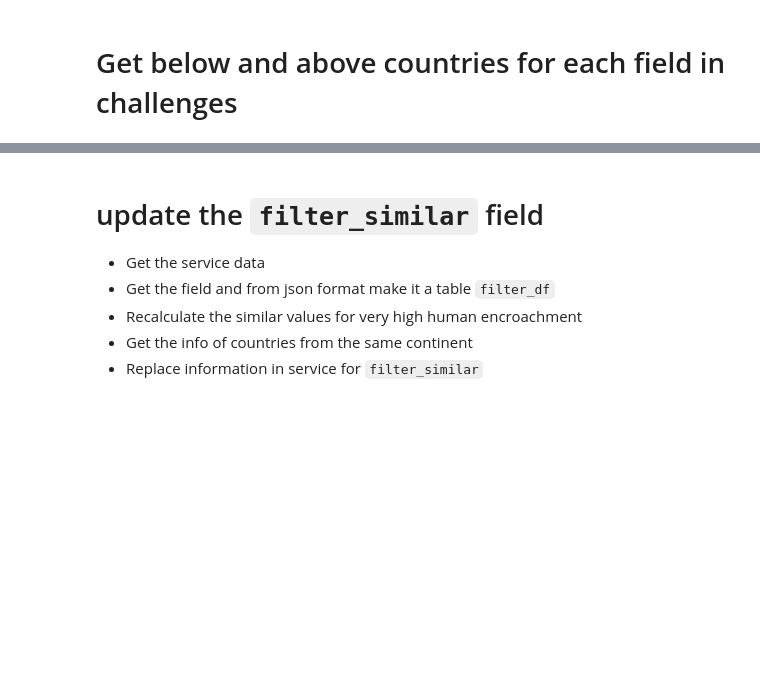
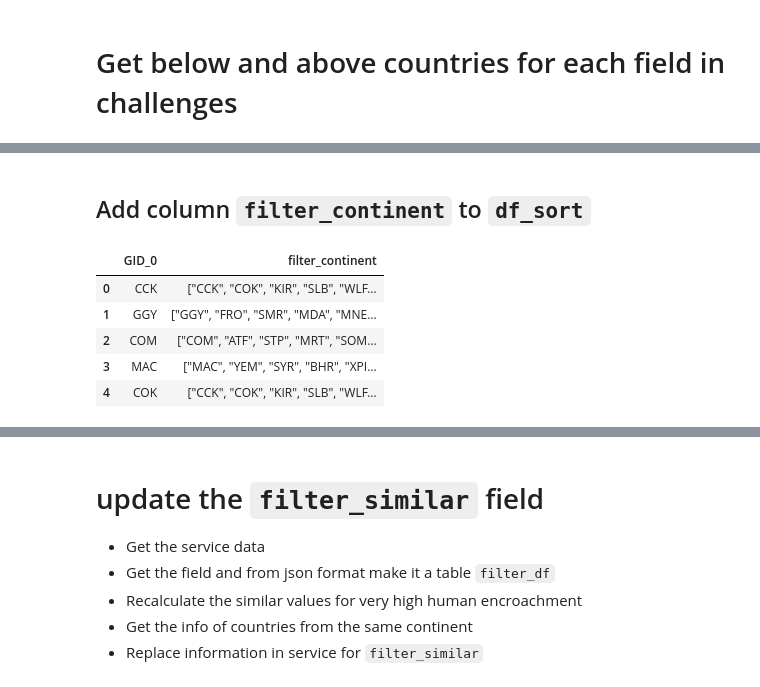
Before and after one commit to Vizzuality/he-scratchfolder, a Jupyter notebook: above_below_countries.ipynb, the cells around one changed output, grey strips where cells are left out. Cells and saved outputs as stored; diff of their text form; code cells hidden in the pictures; blank space fills up the shorter version.

```diff
--- a/above_below_countries.ipynb
+++ b/above_below_countries.ipynb
@@ -166,0 +297,6 @@ for field in filter_fields:
+# %%
+for continent in df_sort.continent.unique():
+    countries = df_sort.loc[df_sort['continent'] == continent].GID_0
+    continent_dict[continent] = countries.tolist()
+# %% [markdown]
+## Add column `filter_continent` to `df_sort`
@@ -166,0 +312,9 @@ for field in filter_fields:
+# %%
+continent_df.head()
+# %% [output]
+|  | GID_0 | filter_continent |
+| 0 | CCK | ["CCK", "COK", "KIR", "SLB", "WLF... |
+| 1 | GGY | ["GGY", "FRO", "SMR", "MDA", "MNE... |
+| 2 | COM | ["COM", "ATF", "STP", "MRT", "SOM... |
+| 3 | MAC | ["MAC", "YEM", "SYR", "BHR", "XPI... |
+| 4 | COK | ["CCK", "COK", "KIR", "SLB", "WLF... |
```
Also changed, not shown: parts of 93 cells of this notebook, 2 other files.
